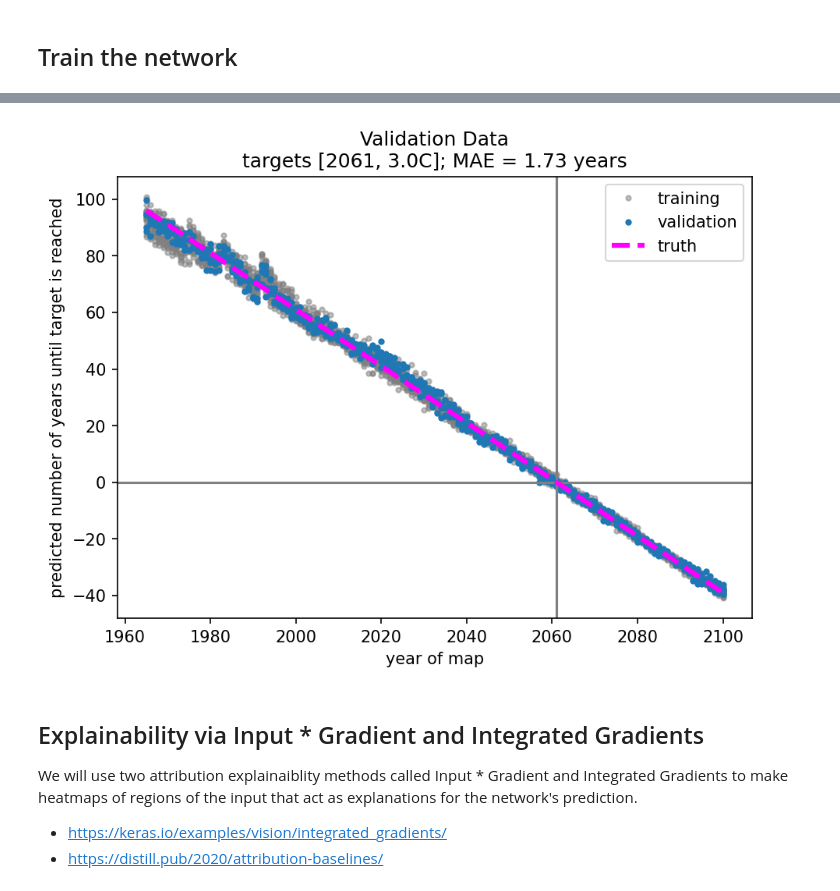
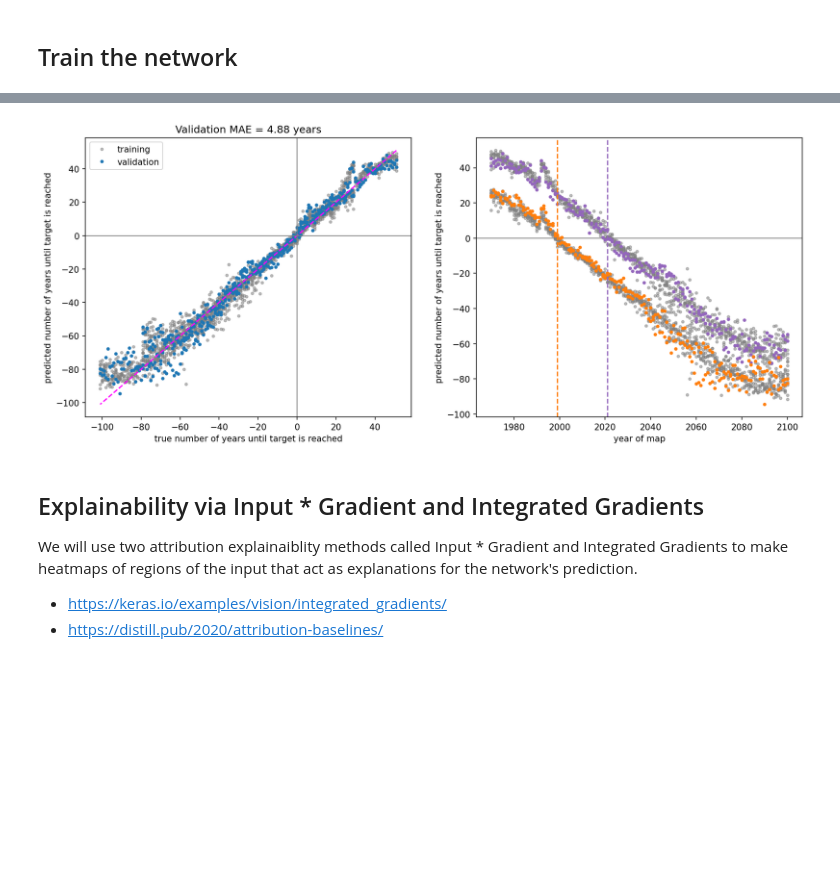
Before and after one commit to eabarnes1010/target_temp_detection, a Jupyter notebook: _train_model.ipynb, the cells around one changed output, grey strips where cells are left out. Drawn from its saved outputs; the diff is of its cells as text; code cells hidden in the pictures; blank space fills up the shorter version.

```diff
--- a/_train_model.ipynb
+++ b/_train_model.ipynb
@@ -201,0 +195,16 @@ print(x_test.shape, y_test.shape, years_test.shape)
+# %%
+x_train = data_train.reshape((data_train.shape[0]*data_train.shape[1],data_train.shape[2]*data_train.shape[3]))
+x_val   = data_val.reshape((data_val.shape[0]*data_val.shape[1],data_val.shape[2]*data_val.shape[3]))
+x_test  = data_test.reshape((data_test.shape[0]*data_test.shape[1],data_test.shape[2]*data_test.shape[3]))
+
+y_train = labels_train.reshape((data_train.shape[0]*data_train.shape[1],))
+y_val   = labels_val.reshape((data_val.shape[0]*data_val.shape[1],))
+y_test  = labels_test.reshape((data_test.shape[0]*data_test.shape[1],))
+
+y_yrs_train = years_train.reshape((data_train.shape[0]*data_train.shape[1],))
+y_yrs_val   = years_val.reshape((data_val.shape[0]*data_val.shape[1],))
+y_yrs_test  = years_test.reshape((data_test.shape[0]*data_test.shape[1],))
+
+print(x_train.shape, y_train.shape, y_yrs_train.shape)
+print(x_val.shape, y_val.shape, y_yrs_val.shape)
+print(x_test.shape, y_test.shape, y_yrs_test.shape)
@@ -303,33 +317,39 @@ Epoch 00507: early stopping
 # %%
-x_plot = x_val
-y_plot = y_val
-years_plot = years_val
-predict_plot = model.predict(x_plot)
-mae = np.mean(np.abs(predict_plot[:,0]-y_plot[:]))
+predict_train = model.predict(x_train)
+predict_val = model.predict(x_val)
+mae = np.mean(np.abs(predict_val[:,0]-y_val[:]))
 
-predict_train = model.predict(x_train)
 #--------------------------------
-plt.figure(figsize=(7,5))
+plt.subplots(1,2,figsize=(15,6))
 
-plt.plot(years_train, predict_train,'.',color='gray',alpha=.5, label='training')
-plt.plot(years_plot, predict_plot,'.', label='validation')
+plt.subplot(1,2,1)
+plt.plot(y_train, predict_train,'.',color='gray',alpha=.5, label='training')
+plt.plot(y_val, predict_val,'.', label='validation')
+plt.plot(y_val,y_val,'--',color='fuchsia')
+plt.axvline(x=0,color='gray',linewidth=1)
+plt.axhline(y=0,color='gray',linewidth=1)
+plt.title('Validation MAE = ' + str(mae.round(2)) + ' years')
+plt.xlabel('true number of years until target is reached')
+plt.ylabel('predicted number of years until target is reached')
+plt.legend()
 
-plt.axvline(x=TARGET_YEAR, linestyle='-', color='gray')
-plt.axhline(y=0,color='gray')
-
-plt.plot(years_plot,y_plot,'--',color='fuchsia', linewidth=3, label='truth')
-
-plt.legend()
+plt.subplot(1,2,2)
+plt.plot(y_yrs_train, predict_train,'.',color='gray',alpha=.5, label='training')
 plt.xlabel('year of map')
 plt.ylabel('predicted number of years until target is reached')
-plt.title('Validation Data\ntargets [' + str(TARGET_YEAR) + ', ' + str(TARGET_TEMP) + 'C]; MAE = ' + str(np.round(mae,2)) + ' years')
+plt.axhline(y=0, color='gray', linewidth=1)
 
+clr = ('tab:purple','tab:orange', 'tab:pink', 'tab:green', 'tab:yellow')
+predict_val_mat = predict_val.reshape(N_MODELS,N_VAL,len(YEARS_UNIQUE))
+for i in np.arange(0,predict_val_mat.shape[0]):
+    plt.plot(YEARS_UNIQUE, predict_val_mat[i,:,:].swapaxes(1,0),'.', label='validation', color=clr[i])
+    plt.axvline(x=target_years[i],linestyle='--',color=clr[i])
 if IN_COLAB==False:
     pass
     # plt.savefig('figures/initial_result_seed' + str(SEED) + '.png', dpi=savefig_dpi)
 plt.show()
 # %% [output]
-[figure, old version]
+[figure, new version]
 # %% [markdown]
 ## Explainability via Input * Gradient and Integrated Gradients
 We will use two attribution explainaiblity methods called Input * Gradient and Integrated Gradients to make heatmaps of regions of the input that act as explanations for the network's prediction.
```
Also changed, not shown: parts of 22 cells of this notebook.
